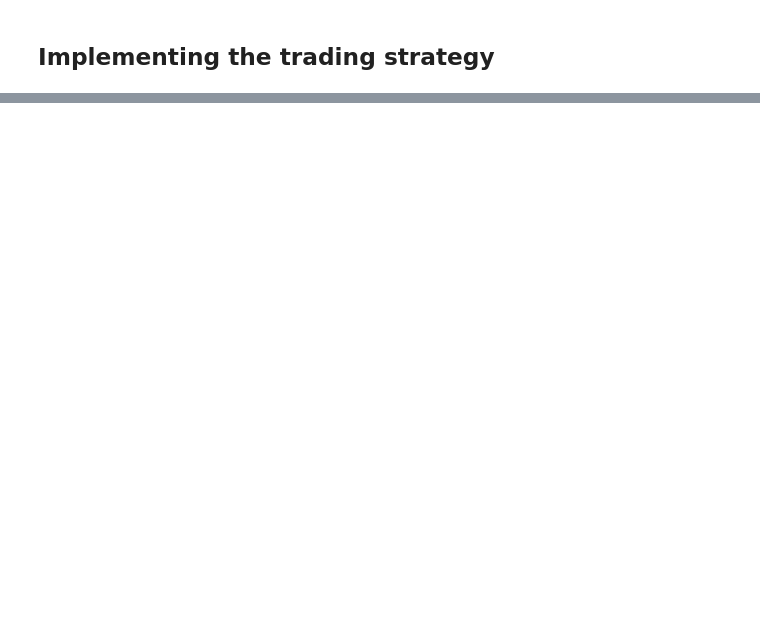
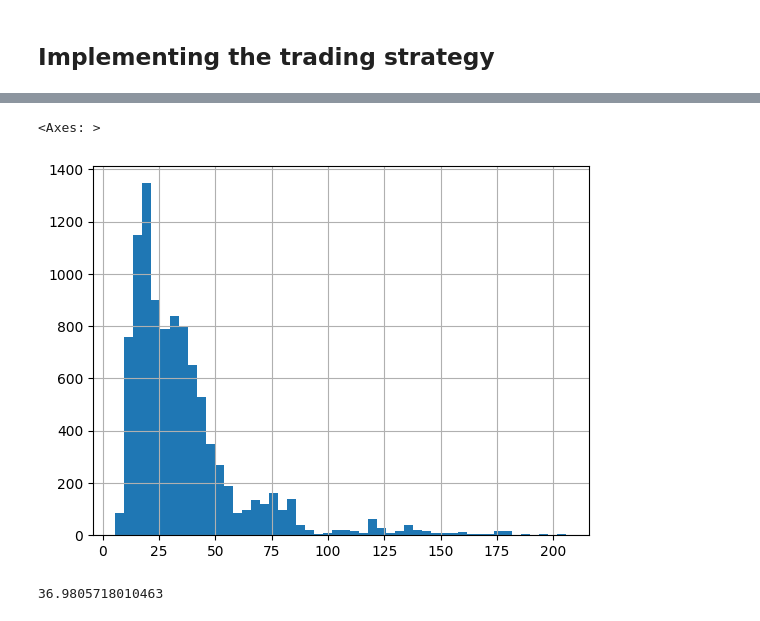
Before and after one commit to profitviews/workshops, a Jupyter notebook: Research.ipynb, the cells around one changed output, grey strips where cells are left out. Saved outputs shown, nothing was run; the diff lists cells and outputs as text; code cells hidden in the pictures; blank space fills up the shorter version.

```diff
--- a/Backtesting.ipynb
+++ b/Research.ipynb
@@ -459,0 +524,26 @@ fig.show()
+# %%
+window = 60
+
+P = np.array(cf['close'])
+W = np.lib.stride_tricks.sliding_window_view(P, window)
+
+rows = []
+
+for i, prices in enumerate(W):
+    min_90, max_90 = np.percentile(prices, q=[10, 90])
+    move = 1e4 * ((max_90 / min_90) - 1)
+    rows.append([i, move])
+
+
+mf = pd.DataFrame(rows)
+
+mf[1].hist(bins=50)
+# %% [output]
+<Axes: >
+[figure, added]
+# %%
+np.percentile(prices, q=[1, 10, 90, 99])
+
+1e4 * ((27716.62 / 27614.5) - 1)
+# %% [output]
+36.9805718010463
```
Also changed, not shown: parts of 17 cells of this notebook, 2 other files.
